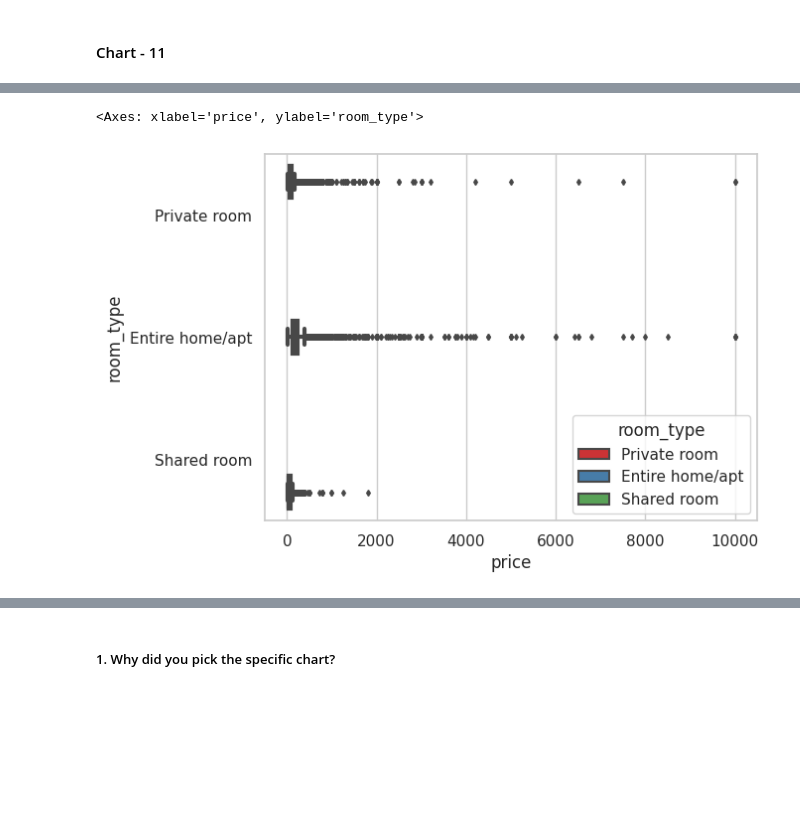
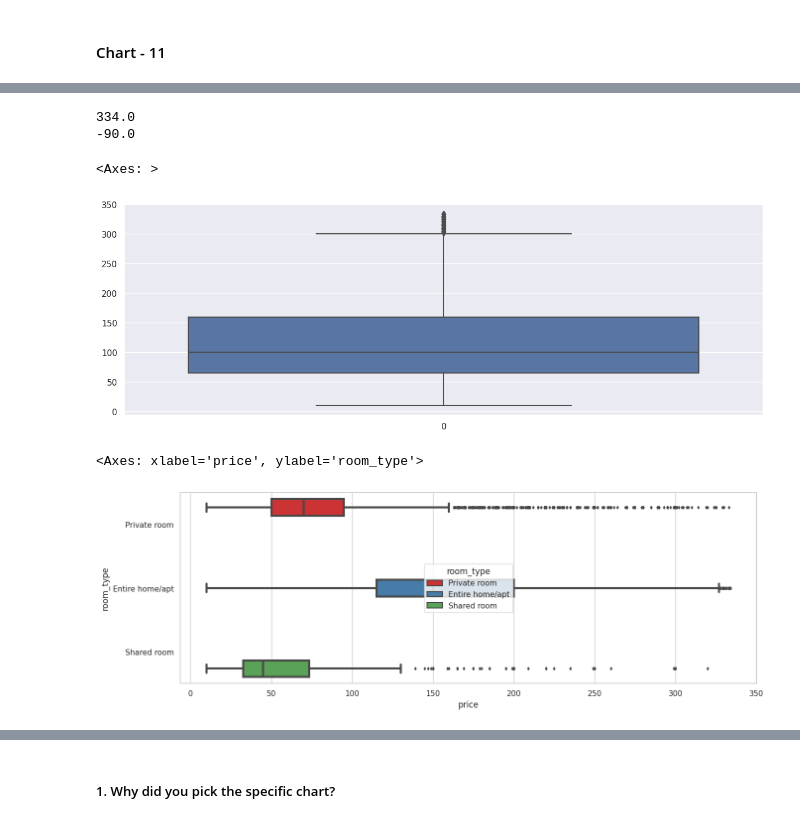
Before and after one commit to 1002Sam/EDA_Airbnb, a Jupyter notebook: Sample_EDA_Submission_Template.ipynb, the cells around one changed output, grey strips where cells are left out. Saved outputs shown, nothing was run; the diff lists cells and outputs as text; code cells hidden in the pictures; blank space fills up the shorter version.

```diff
--- a/Sample_EDA_Submission_Template.ipynb
+++ b/Sample_EDA_Submission_Template.ipynb
@@ -687,0 +776,5 @@ This chart gives us good business insight about revenue realisation like from wh
+# %%
+# Chart - 11 visualization code
+
+sns.set(rc={"figure.figsize": (15, 5)})
+sns.distplot(airbnb_df['price'], kde=True)
@@ -687,0 +784,3 @@ This chart gives us good business insight about revenue realisation like from wh
+# %%
+sns.set(rc={"figure.figsize": (15, 5)})
+sns.distplot(price_df['price'], kde=True)
@@ -688,9 +795,29 @@ This chart gives us good business insight about revenue realisation like from wh
+# %%
+#Calculating IQR, Upper and Lower bound
+
+Q1 = np.percentile(airbnb_df['price'], 25)
+Q3 = np.percentile(airbnb_df['price'], 75)
+IQR = Q3 - Q1
+upper_bound = Q3 + (1.5 * IQR)
+lower_bound = Q1 - (1.5 * IQR)
+print(upper_bound)
+print(lower_bound)
+# %% [output]
+334.0
+-90.0
+# %%
+#Creating new dataframe after outlier calculation named price_df
+
+price_df = airbnb_df[(airbnb_df['price'] >= lower_bound) & (airbnb_df['price'] <= upper_bound)]
+# %%
+sns.boxplot(price_df['price']) #now the boxplot of price looking good with very few outliers.
+# %% [output]
+<Axes: >
+[figure, added]
 # %%
-# Chart - 11 visualization code
-#how the price is distributed over the type of room type
-df_price = airbnb_df
+#how the price is distributed over the type of room type after removing outliers
 sns.set_theme(style='whitegrid')
-sns.boxplot(y='room_type',x='price',hue='room_type',palette='Set1',linewidth=3,fliersize=3,data=df_price)
+sns.boxplot(y='room_type',x='price',hue='room_type',palette='Set1',linewidth=3,fliersize=3,data=price_df)
 # %% [output]
 <Axes: xlabel='price', ylabel='room_type'>
-[figure, old version]
+[figure, new version]
```
Also changed, not shown: parts of 49 cells of this notebook.
